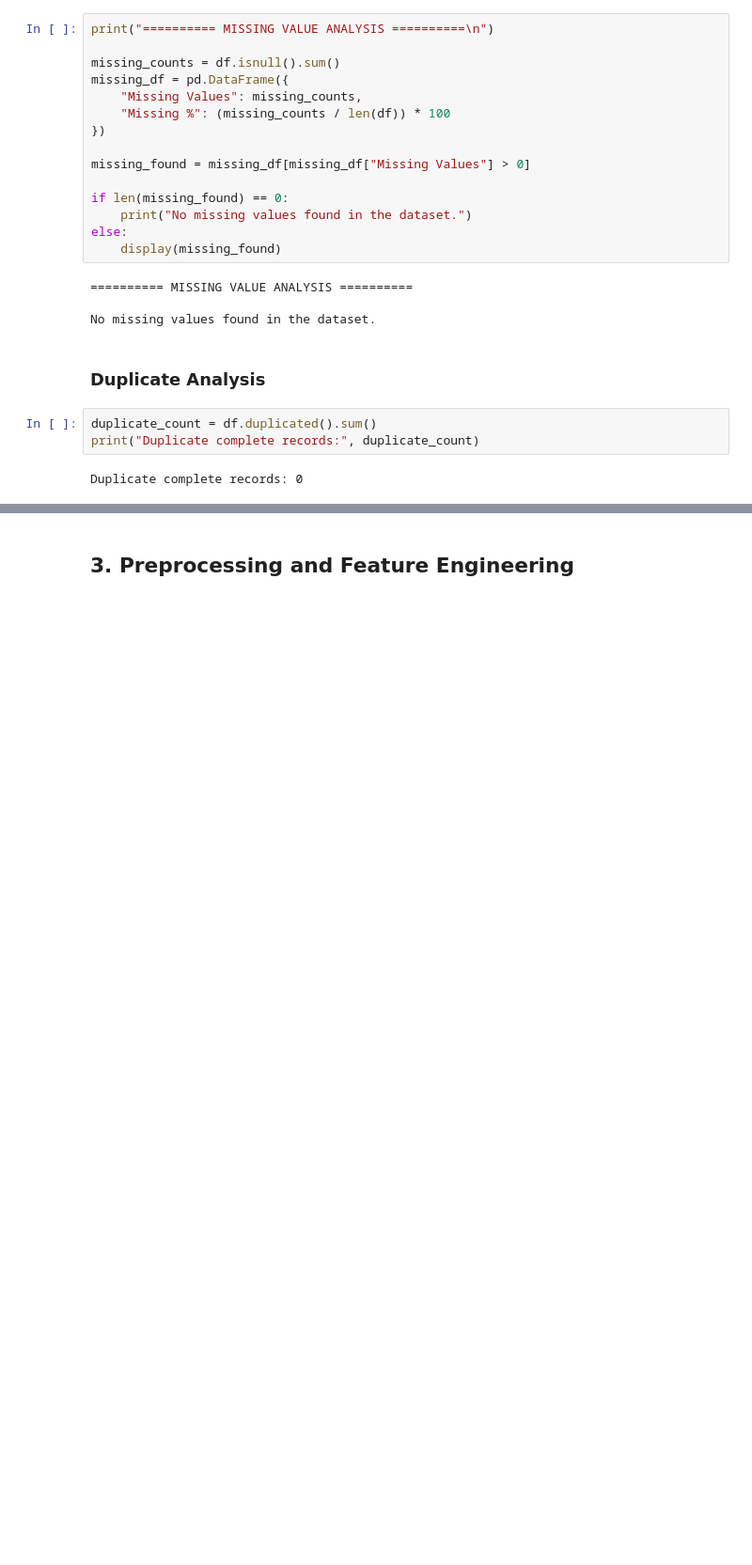
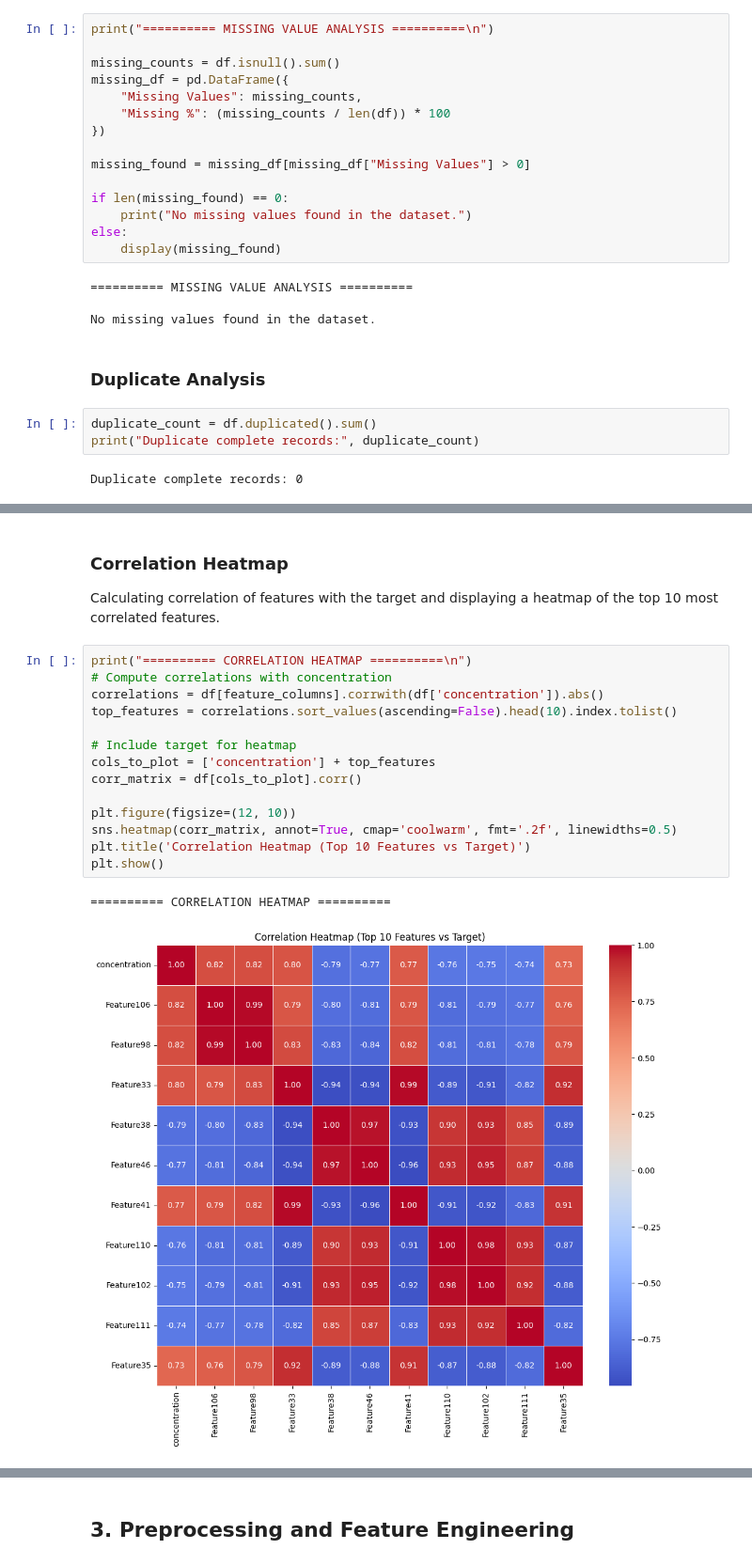
Before and after one commit to Viswesh-G/AutoML-_-Project, a Jupyter notebook: gas_sensor_ml_capstone/notebooks/regression.ipynb, the cells around one changed output, grey strips where cells are left out. Shown at 94% size. Drawn from its saved outputs; the diff is of its cells as text; blank space fills up the shorter version.

```diff
--- a/gas_sensor_ml_capstone/notebooks/regression.ipynb
+++ b/gas_sensor_ml_capstone/notebooks/regression.ipynb
@@ -177,0 +265,20 @@ Duplicate complete records: 0
+# %% [markdown]
+### Correlation Heatmap
+Calculating correlation of features with the target and displaying a heatmap of the top 10 most correlated features.
+# %%
+print("========== CORRELATION HEATMAP ==========\n")
+# Compute correlations with concentration
+correlations = df[feature_columns].corrwith(df['concentration']).abs()
+top_features = correlations.sort_values(ascending=False).head(10).index.tolist()
+
+# Include target for heatmap
+cols_to_plot = ['concentration'] + top_features
+corr_matrix = df[cols_to_plot].corr()
+
+plt.figure(figsize=(12, 10))
+sns.heatmap(corr_matrix, annot=True, cmap='coolwarm', fmt='.2f', linewidths=0.5)
+plt.title('Correlation Heatmap (Top 10 Features vs Target)')
+plt.show()
+# %% [output]
+========== CORRELATION HEATMAP ==========
+[figure, added]
```
Also changed, not shown: parts of 14 cells of this notebook, 1 other file.
